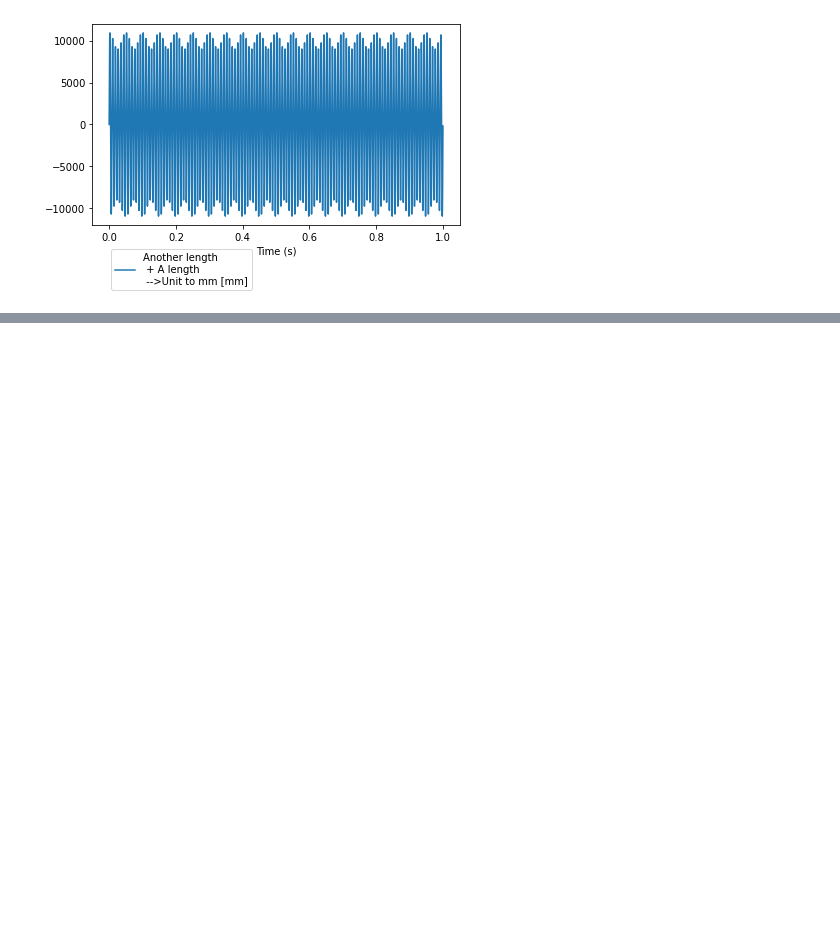
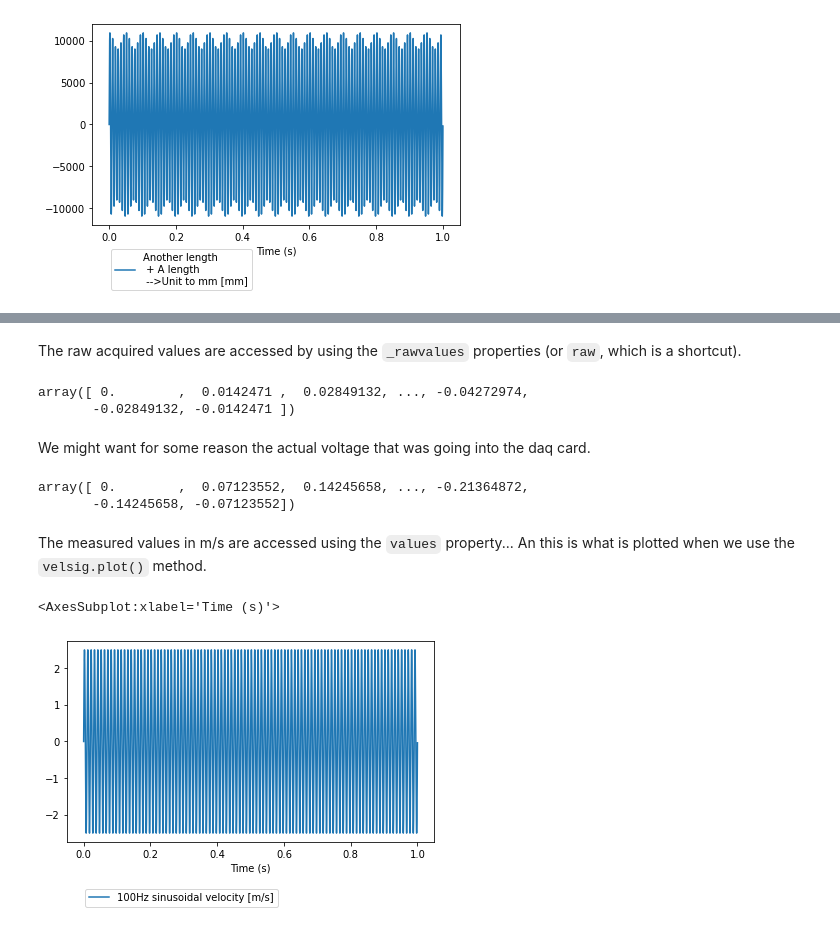
Before and after one commit to odoare/measpy, a Jupyter notebook: examples/play_with_signals.ipynb, the cells around one changed output, grey strips where cells are left out. Saved outputs shown, nothing was run; the diff lists cells and outputs as text; code cells hidden in the pictures; blank space fills up the shorter version.

````diff
--- a/examples/play_with_signals.ipynb
+++ b/examples/play_with_signals.ipynb
@@ -129,0 +143,29 @@
+# %%
+velsig = mp.Signal(fs=samplingfreq,
+    desc='100Hz sinusoidal velocity',
+    raw=np.sin(2*np.pi*100*np.arange(0,1,1/samplingfreq)),
+    unit='m/s',
+    cal=2.0,
+    dbfs=5.0)
+# %% [markdown]
+The raw acquired values are accessed by using the ```_rawvalues``` properties (or ```raw```, which is a shortcut).
+# %%
+velsig.raw
+# %% [output]
+array([ 0.        ,  0.0142471 ,  0.02849132, ..., -0.04272974,
+       -0.02849132, -0.0142471 ])
+# %% [markdown]
+We might want for some reason the actual voltage that was going into the daq card.
+# %%
+velsig.volts
+# %% [output]
+array([ 0.        ,  0.07123552,  0.14245658, ..., -0.21364872,
+       -0.14245658, -0.07123552])
+# %% [markdown]
+The measured values in m/s are accessed using the ```values``` property... An this is what is plotted when we use the ```velsig.plot()``` method.
+# %%
+velsig.values
+velsig.plot()
+# %% [output]
+<AxesSubplot:xlabel='Time (s)'>
+[figure, added]
````
Also changed, not shown: parts of 4 cells of this notebook.
